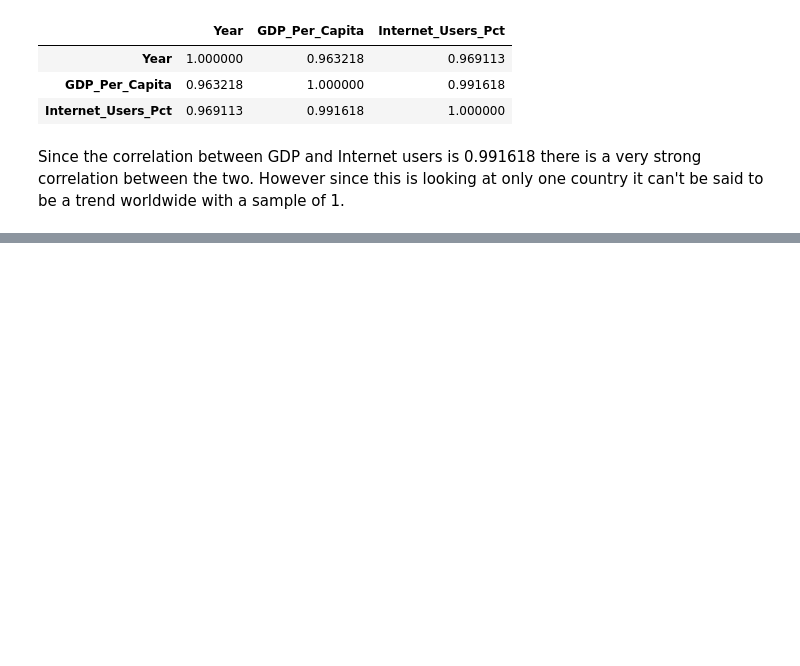
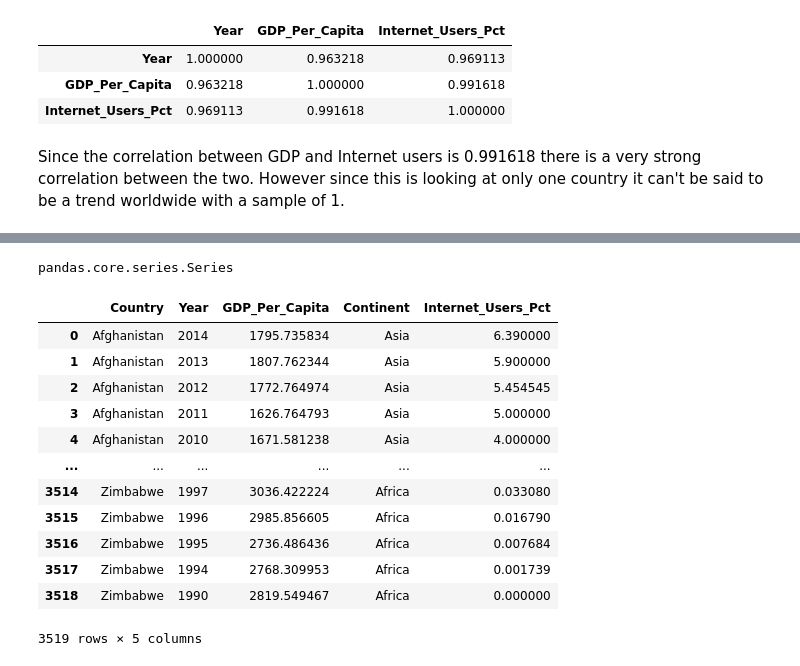
Before and after one commit to nss-data-science-cohort-4/dq1-undata-zylstraa, a Jupyter notebook: notebooks/UN_Data_Exploration.ipynb, the cells around one changed output, grey strips where cells are left out. Cells and saved outputs as stored; diff of their text form; code cells hidden in the pictures; blank space fills up the shorter version.

```diff
--- a/notebooks/UN_Data_Exploration.ipynb
+++ b/notebooks/UN_Data_Exploration.ipynb
@@ -794,0 +856,4 @@ Since the correlation between GDP and Internet users is 0.991618 there is a very
+# %%
+type(total_literacy)
+# %% [output]
+pandas.core.series.Series
@@ -794,0 +862,16 @@ Since the correlation between GDP and Internet users is 0.991618 there is a very
+# %%
+gdp_and_internet_use
+# %% [output]
+|  | Country | Year | GDP_Per_Capita | Continent | Internet_Users_Pct |
+| 0 | Afghanistan | 2014 | 1795.735834 | Asia | 6.390000 |
+| 1 | Afghanistan | 2013 | 1807.762344 | Asia | 5.900000 |
+| 2 | Afghanistan | 2012 | 1772.764974 | Asia | 5.454545 |
+| 3 | Afghanistan | 2011 | 1626.764793 | Asia | 5.000000 |
+| 4 | Afghanistan | 2010 | 1671.581238 | Asia | 4.000000 |
+| ... | ... | ... | ... | ... | ... |
+| 3514 | Zimbabwe | 1997 | 3036.422224 | Africa | 0.033080 |
+| 3515 | Zimbabwe | 1996 | 2985.856605 | Africa | 0.016790 |
+| 3516 | Zimbabwe | 1995 | 2736.486436 | Africa | 0.007684 |
+| 3517 | Zimbabwe | 1994 | 2768.309953 | Africa | 0.001739 |
+| 3518 | Zimbabwe | 1990 | 2819.549467 | Africa | 0.000000 |
+3519 rows × 5 columns
```
Also changed, not shown: parts of 25 cells of this notebook.
